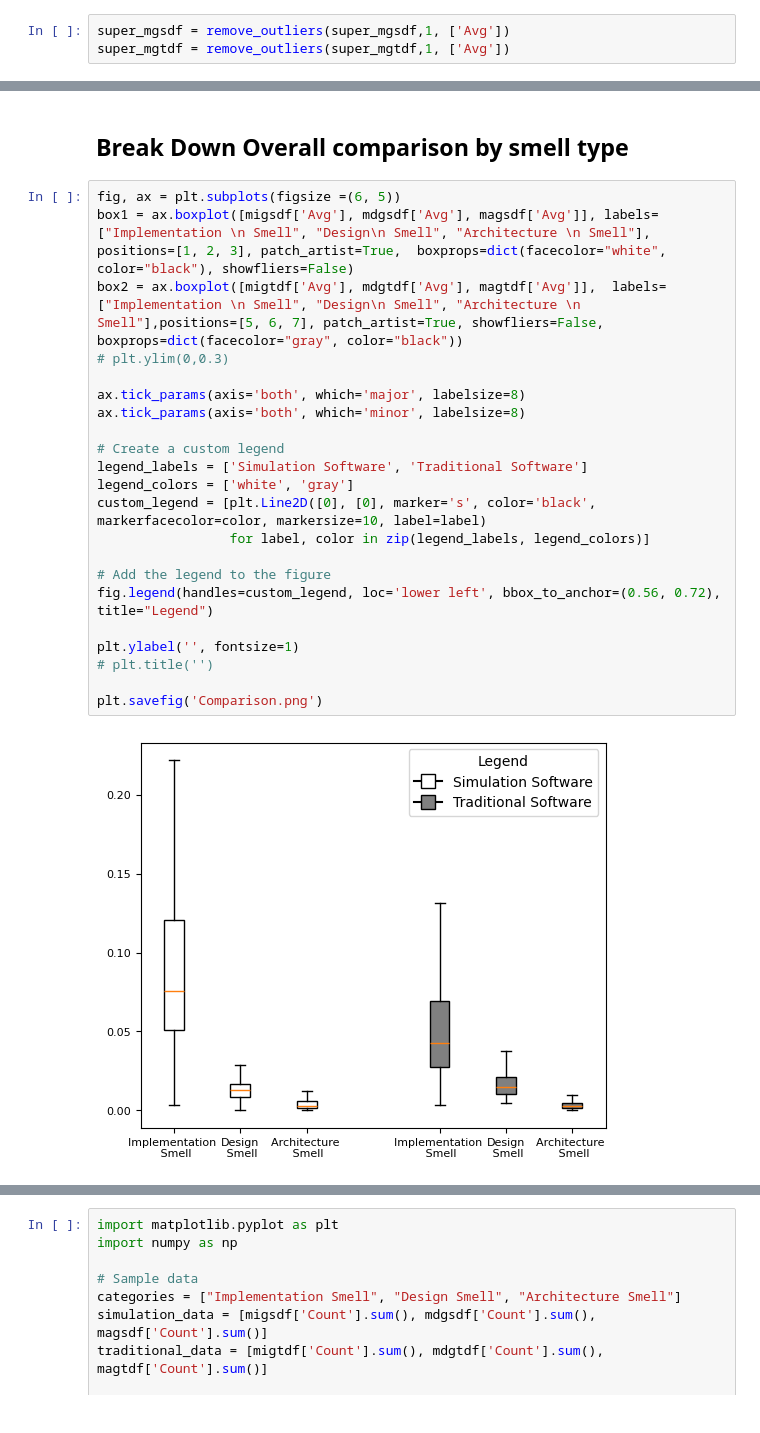
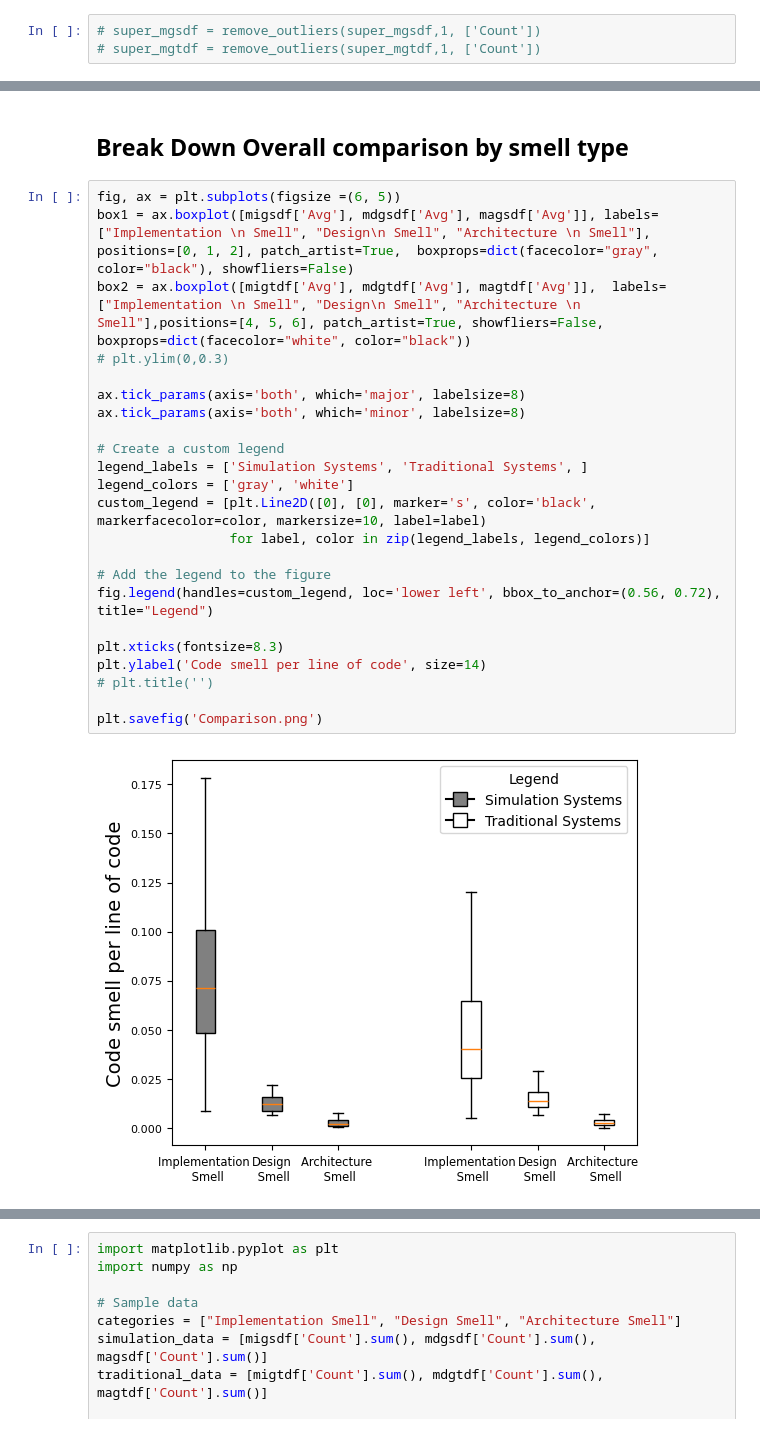
Before and after one commit to riasat-mahbub/sim_emperical_replication, a Jupyter notebook: 3 RQ1 Part 1.ipynb, the cells around one changed output, grey strips where cells are left out. Cells and saved outputs as stored; diff of their text form.

```diff
--- a/3 RQ1 Part 1.ipynb
+++ b/3 RQ1 Part 1.ipynb
@@ -323,5 +324,5 @@ print(len(super_mgtdf[super_mgtdf['LOC']==0]))
 0
 0
 # %%
-super_mgsdf = remove_outliers(super_mgsdf,1, ['Avg'])
-super_mgtdf = remove_outliers(super_mgtdf,1, ['Avg'])
+# super_mgsdf = remove_outliers(super_mgsdf,1, ['Count'])
+# super_mgtdf = remove_outliers(super_mgtdf,1, ['Count'])
@@ -369,25 +450,26 @@ The difference in distributions is statistically significant
 ## Break Down Overall comparison by smell type
 # %%
 fig, ax = plt.subplots(figsize =(6, 5))
-box1 = ax.boxplot([migsdf['Avg'], mdgsdf['Avg'], magsdf['Avg']], labels=["Implementation \n Smell", "Design\n Smell", "Architecture \n Smell"], positions=[1, 2, 3], patch_artist=True,  boxprops=dict(facecolor="white", color="black"), showfliers=False)
-box2 = ax.boxplot([migtdf['Avg'], mdgtdf['Avg'], magtdf['Avg']],  labels=["Implementation \n Smell", "Design\n Smell", "Architecture \n Smell"],positions=[5, 6, 7], patch_artist=True, showfliers=False, boxprops=dict(facecolor="gray", color="black"))
+box1 = ax.boxplot([migsdf['Avg'], mdgsdf['Avg'], magsdf['Avg']], labels=["Implementation \n Smell", "Design\n Smell", "Architecture \n Smell"], positions=[0, 1, 2], patch_artist=True,  boxprops=dict(facecolor="gray", color="black"), showfliers=False)
+box2 = ax.boxplot([migtdf['Avg'], mdgtdf['Avg'], magtdf['Avg']],  labels=["Implementation \n Smell", "Design\n Smell", "Architecture \n Smell"],positions=[4, 5, 6], patch_artist=True, showfliers=False, boxprops=dict(facecolor="white", color="black"))
 # plt.ylim(0,0.3)
 
 ax.tick_params(axis='both', which='major', labelsize=8)
 ax.tick_params(axis='both', which='minor', labelsize=8)
 
 # Create a custom legend
-legend_labels = ['Simulation Software', 'Traditional Software']
-legend_colors = ['white', 'gray']
+legend_labels = ['Simulation Systems', 'Traditional Systems', ]
+legend_colors = ['gray', 'white']
 custom_legend = [plt.Line2D([0], [0], marker='s', color='black', markerfacecolor=color, markersize=10, label=label)
                  for label, color in zip(legend_labels, legend_colors)]
 
 # Add the legend to the figure
 fig.legend(handles=custom_legend, loc='lower left', bbox_to_anchor=(0.56, 0.72), title="Legend")
 
-plt.ylabel('', fontsize=1)
+plt.xticks(fontsize=8.3)
+plt.ylabel('Code smell per line of code', size=14)
 # plt.title('')
 
 plt.savefig('Comparison.png')
 # %% [output]
-[figure, old version]
+[figure, new version]
```
Also changed, not shown: parts of 15 cells of this notebook, 1 other file.
